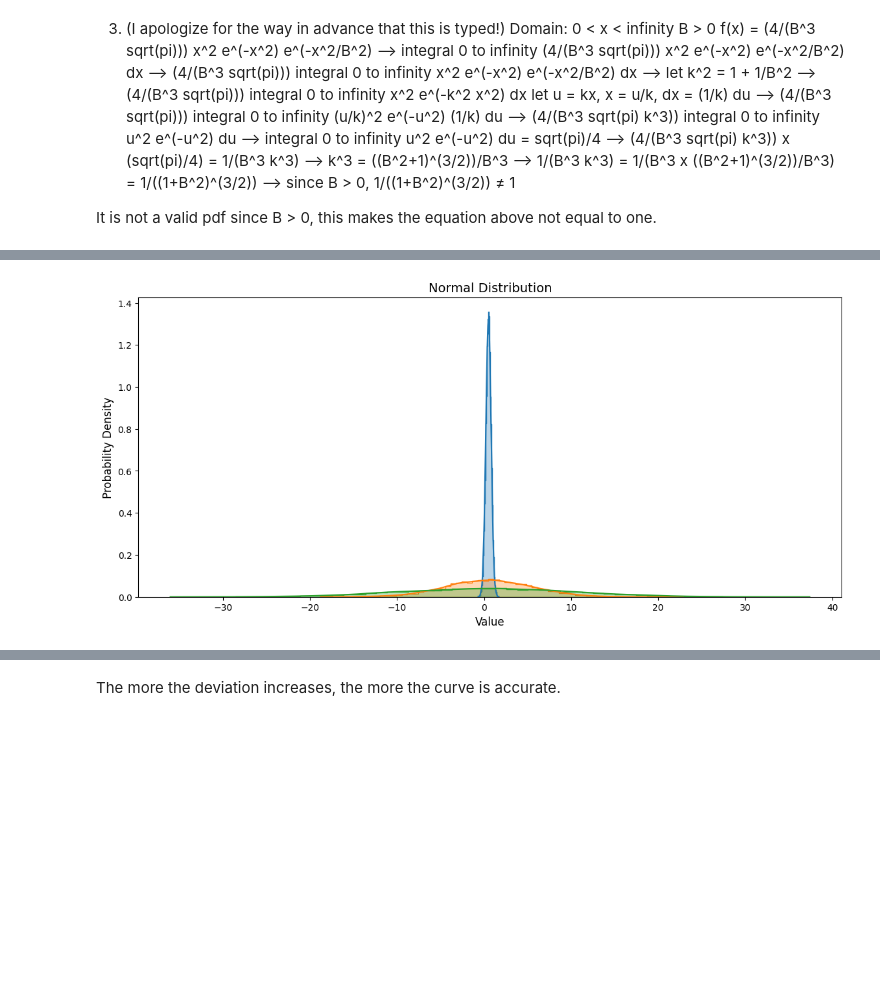
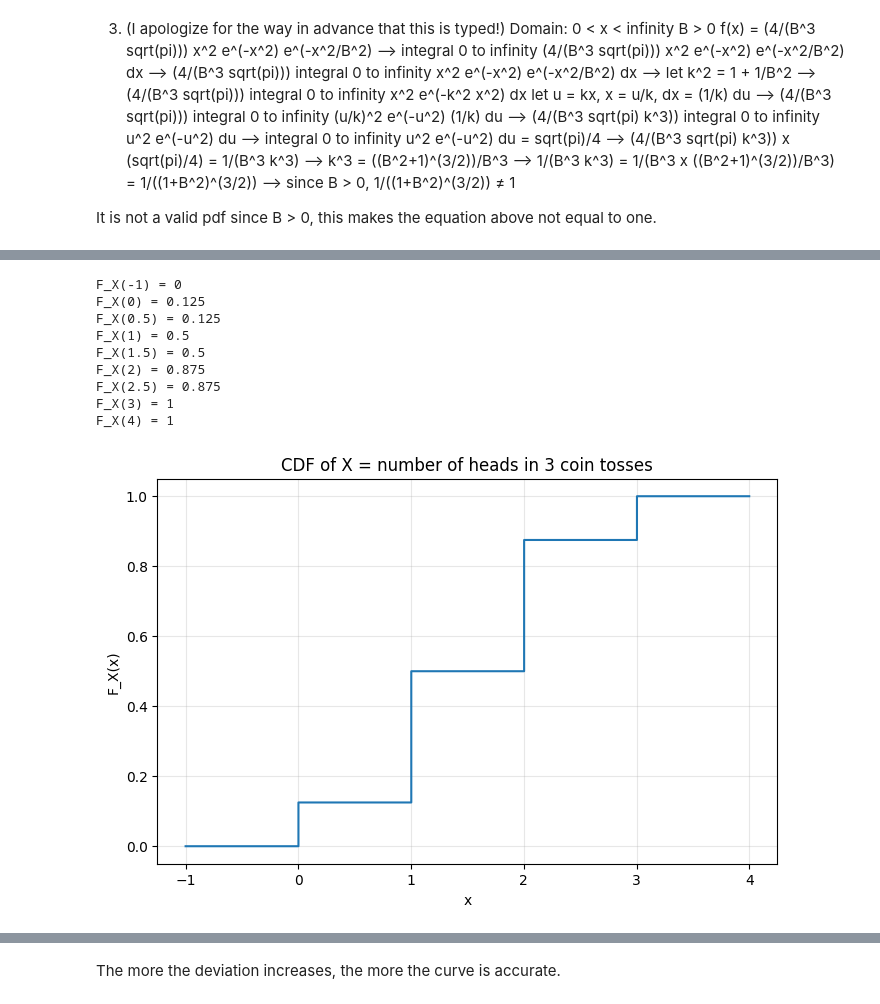
Before and after one commit to zeusandatlasgh/zeusandatlas, a Jupyter notebook: CPE486586_HigginbothamArwen_HW02.ipynb, the cells around one changed output, grey strips where cells are left out. Saved outputs shown, nothing was run; the diff lists cells and outputs as text; code cells hidden in the pictures; blank space fills up the shorter version.

```diff
--- a/CPE486586_HigginbothamArwen_HW02.ipynb
+++ b/CPE486586_HigginbothamArwen_HW02.ipynb
@@ -79,19 +48,39 @@ plt.show()
-# %%
-import numpy as np
-import matplotlib.pyplot as plt
-import seaborn as sns
-
-np.random.seed(42)
-sample_size = 10000
-mu = 0.5
-std_values = [0.3, 5.0, 10.0]
-plt.figure(figsize=(14, 6))
-for std in std_values:
-    values = np.random.normal(loc=mu, scale=std, size=sample_size)
-    sns.histplot(values, kde=True,  stat="density", element="step",alpha=0.3, label=f'μ={mu}, σ={std}')
-plt.title('Normal Distribution', fontsize=14)
-plt.xlabel('Value', fontsize=12)
-plt.ylabel('Probability Density', fontsize=12)
-plt.show()
-# %% [output]
-[figure, removed]
+# %%
+def F_X(x):
+    if x < 0:
+        return 0
+    elif 0 <= x < 1:
+        return 1/8
+    elif 1 <= x < 2:
+        return 1/2
+    elif 2 <= x < 3:
+        return 7/8
+    else:  # x >= 3
+        return 1
+test_points = [-1, 0, 0.5, 1, 1.5, 2, 2.5, 3, 4]
+for x in test_points:
+    print(f"F_X({x}) = {F_X(x)}")
+import numpy as np
+import matplotlib.pyplot as plt
+
+x_vals = np.linspace(-1, 4, 1000)
+y_vals = [F_X(x) for x in x_vals]
+plt.figure(figsize=(8, 5))
+plt.step(x_vals, y_vals, where='post')
+plt.title("CDF of X = number of heads in 3 coin tosses")
+plt.xlabel("x")
+plt.ylabel("F_X(x)")
+plt.grid(True, alpha=0.3)
+plt.show()
+#print(F_X(2.5))  # 0.875
+# %% [output]
+F_X(-1) = 0
+F_X(0) = 0.125
+F_X(0.5) = 0.125
+F_X(1) = 0.5
+F_X(1.5) = 0.5
+F_X(2) = 0.875
+F_X(2.5) = 0.875
+F_X(3) = 1
+F_X(4) = 1
+[figure, added]
```
Also changed, not shown: parts of 8 cells of this notebook.
